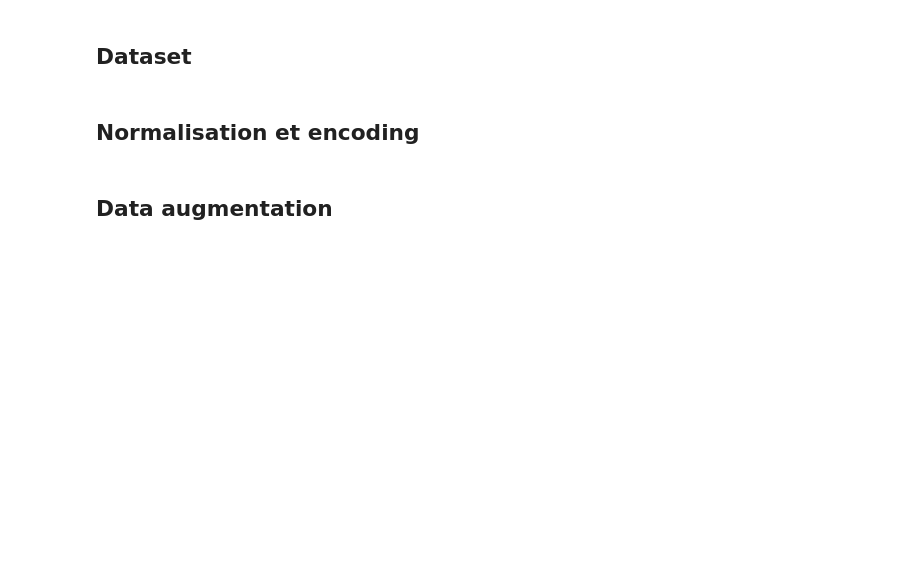
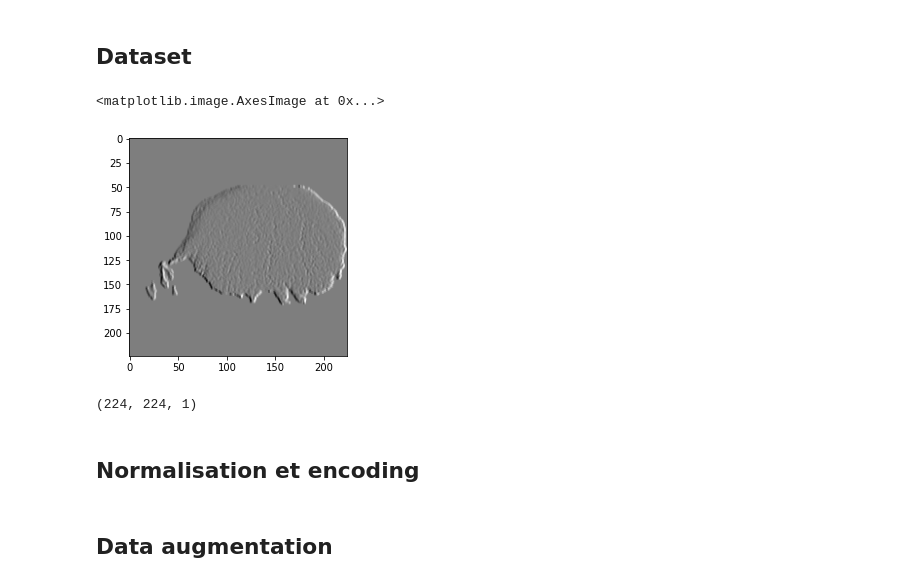
Before and after one commit to Aymeric-B/elle_ebene, a Jupyter notebook: notebooks/aymeric/Model training with segmentation and augmentation and wavelet.ipynb, the cells around one changed output. Saved outputs shown, nothing was run; the diff lists cells and outputs as text; code cells hidden in the pictures; blank space fills up the shorter version.

```diff
--- a/notebooks/aymeric/Model training with segmentation and augmentation and wavelet.ipynb
+++ b/notebooks/aymeric/Model training with segmentation and augmentation and wavelet.ipynb
@@ -47,11 +50,23 @@ hairs_type4 = segmenter.get_hairs(type4_imgs_squared)
 # %%
 type3_labels = np.full((len(hairs_type3),),3)
 type4_labels = np.full((len(hairs_type4),),4)
+# %%
+hairs_3 = [np.expand_dims(prewitt(hair.dot([0.2989, 0.5870, 0.1140])), axis = -1) for hair in hairs_type3]
+hairs_4 = [np.expand_dims(prewitt(hair.dot([0.2989, 0.5870, 0.1140])), axis = -1) for hair in hairs_type4]
 # %%
-X, y = create_dataset([hairs_type3, hairs_type4], [type3_labels, type4_labels])
+X, y = create_dataset([hairs_3, hairs_4], [type3_labels, type4_labels])
 
-X_train, X_test, y_train, y_test = train_test_split(X, y, test_size=0.2)
-X_train, X_val, y_train, y_val = train_test_split(X_train, y_train, test_size=0.2)
+X_train, X_test, y_train, y_test = train_test_split(X, y, test_size=0.3)
+X_train, X_val, y_train, y_val = train_test_split(X_train, y_train, test_size=0.3)
+# %%
+plt.imshow(X_train[0], cmap = "gray")
+# %% [output]
+<matplotlib.image.AxesImage at 0x...>
+[figure, added]
+# %%
+X_train[0].shape
+# %% [output]
+(224, 224, 1)
 # %% [markdown]
 ## Normalisation et encoding
 # %%
```
Also changed, not shown: parts of 11 cells of this notebook, 14 other files.
